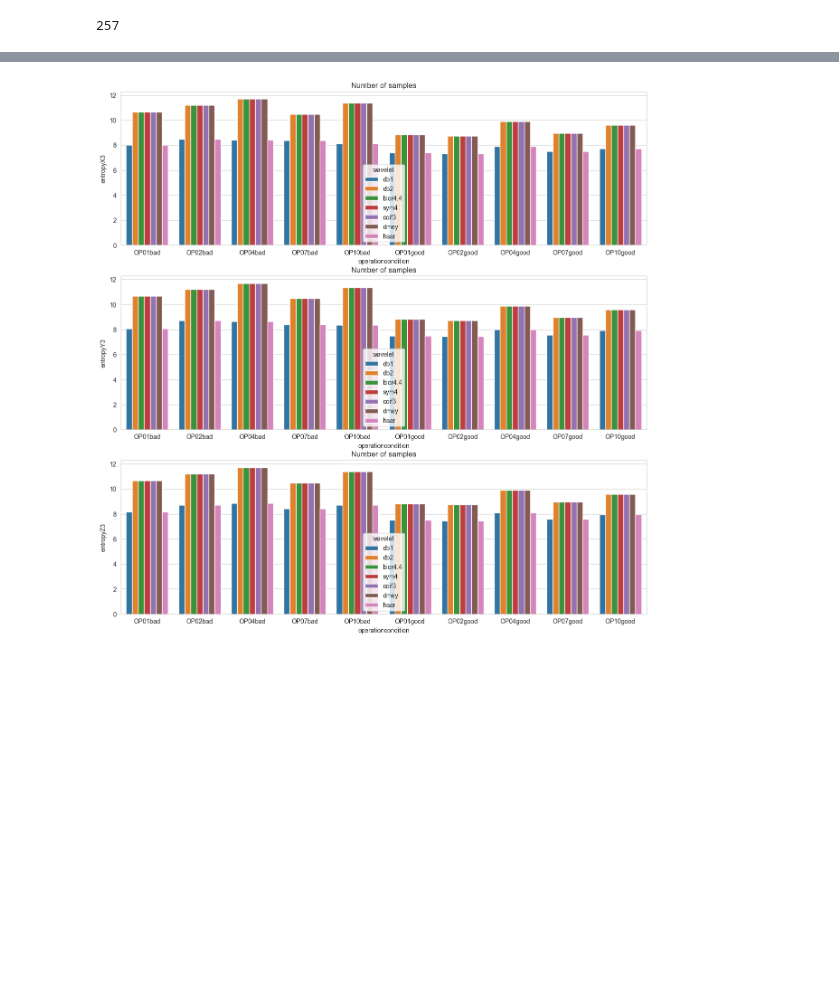
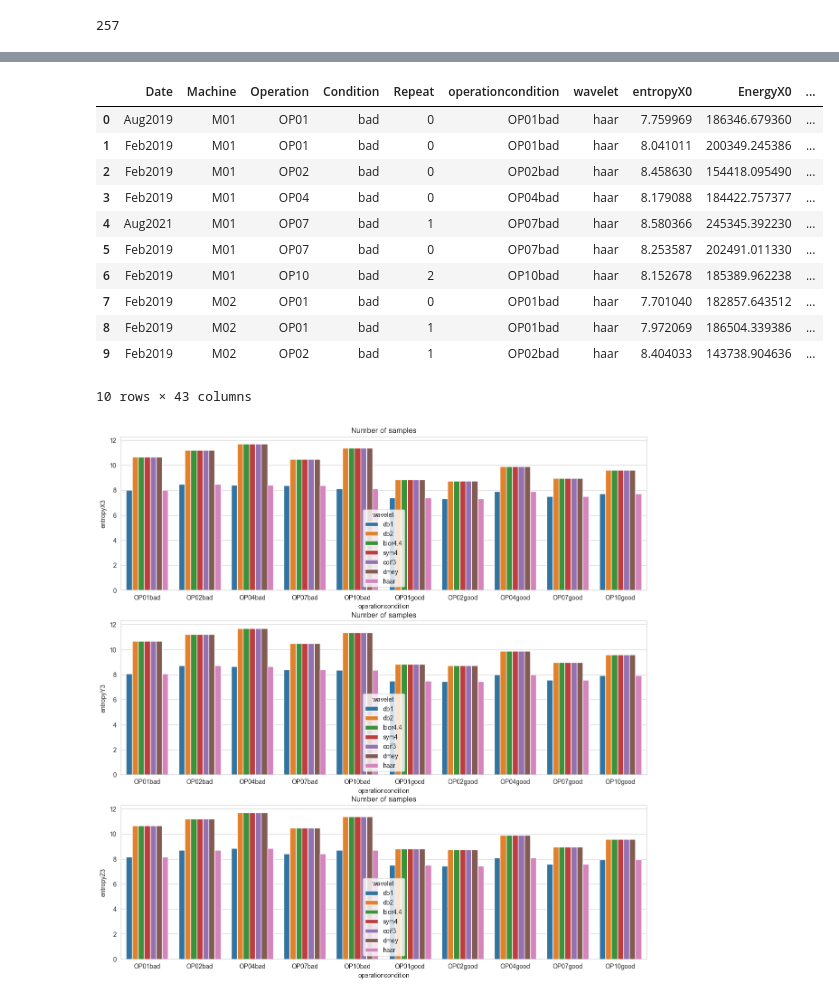
Before and after one commit to AbbasHussain72/Wavelet-featre-extraction-, a Jupyter notebook: current_wavelet_Transform_Technique.ipynb, the cells around one changed output, grey strips where cells are left out. Drawn from its saved outputs; the diff is of its cells as text; code cells hidden in the pictures; blank space fills up the shorter version.

```diff
--- a/current_wavelet_Transform_Technique.ipynb
+++ b/current_wavelet_Transform_Technique.ipynb
@@ -302,5 +394,5 @@ def entropy2(labels, base=None):
 # %% [output]
 257
 # %%
-# wavelet_feature_m = pd.DataFrame()
+wavelet_feature_m = pd.DataFrame()
 # %%
@@ -370,3 +444,3 @@ M03Feb2021OP10good2
 # %%
-# wavelet_feature_m = wavelet_feature_m.append(wavelet_feature_i)
-# wavelet_feature_m = wavelet_feature_m.reset_index(drop = True)
+wavelet_feature_m = wavelet_feature_m.append(wavelet_feature_i)
+wavelet_feature_m = wavelet_feature_m.reset_index(drop = True)
@@ -377,3 +447,18 @@ M03Feb2021OP10good2
+# %%
+wavelet_feature_m.head(10)
+# %% [output]
+|  | Date | Machine | Operation | Condition | Repeat | operationcondition | wavelet | entropyX0 | EnergyX0 | ... |
+| 0 | Aug2019 | M01 | OP01 | bad | 0 | OP01bad | haar | 7.759969 | 186346.679360 | ... |
+| 1 | Feb2019 | M01 | OP01 | bad | 0 | OP01bad | haar | 8.041011 | 200349.245386 | ... |
+| 2 | Feb2019 | M01 | OP02 | bad | 0 | OP02bad | haar | 8.458630 | 154418.095490 | ... |
+| 3 | Feb2019 | M01 | OP04 | bad | 0 | OP04bad | haar | 8.179088 | 184422.757377 | ... |
+| 4 | Aug2021 | M01 | OP07 | bad | 1 | OP07bad | haar | 8.580366 | 245345.392230 | ... |
+| 5 | Feb2019 | M01 | OP07 | bad | 0 | OP07bad | haar | 8.253587 | 202491.011330 | ... |
+| 6 | Feb2019 | M01 | OP10 | bad | 2 | OP10bad | haar | 8.152678 | 185389.962238 | ... |
+| 7 | Feb2019 | M02 | OP01 | bad | 0 | OP01bad | haar | 7.701040 | 182857.643512 | ... |
+| 8 | Feb2019 | M02 | OP01 | bad | 1 | OP01bad | haar | 7.972069 | 186504.339386 | ... |
+| 9 | Feb2019 | M02 | OP02 | bad | 1 | OP02bad | haar | 8.404033 | 143738.904636 | ... |
+10 rows × 43 columns
 # %%
 # #FIND THE MEAN OF ENTROPY
 # a = wavelet_feature_m['operationcondition'].unique()
```
Also changed, not shown: parts of 10 cells of this notebook.
